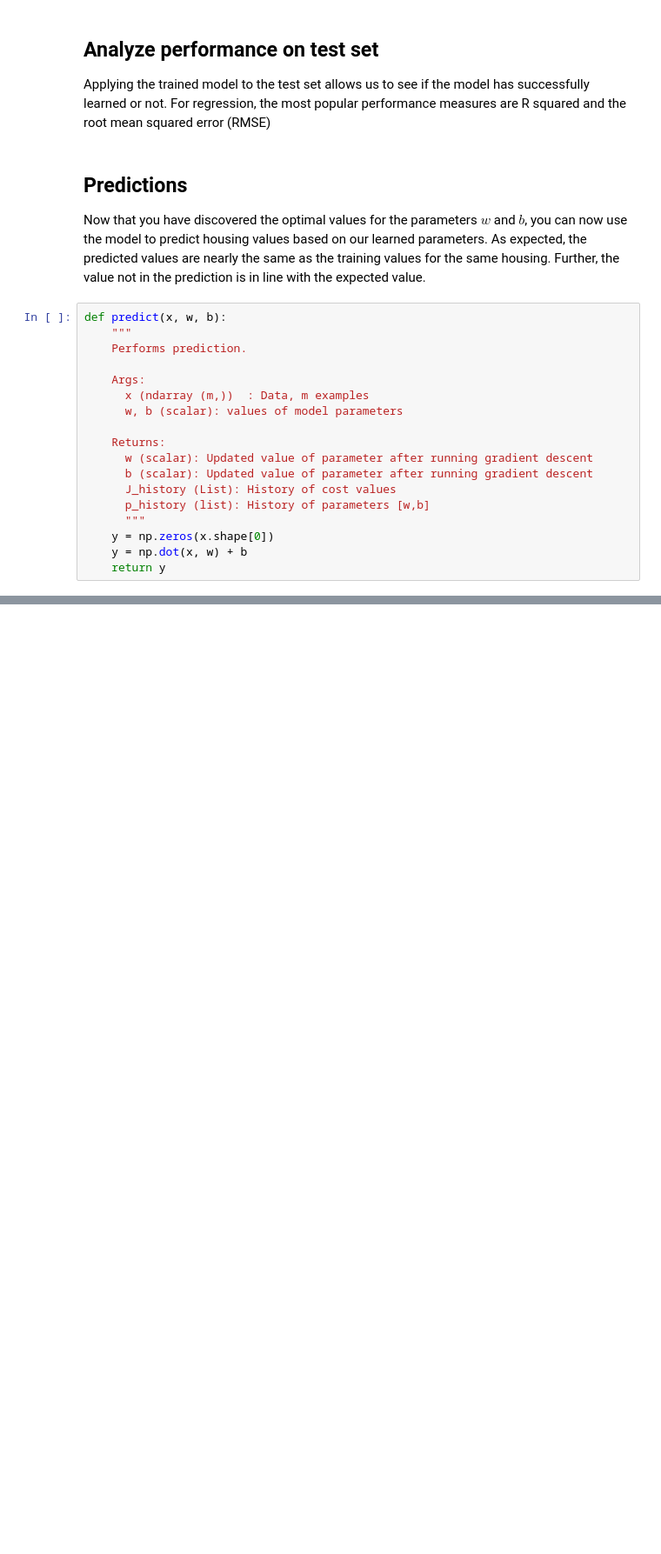
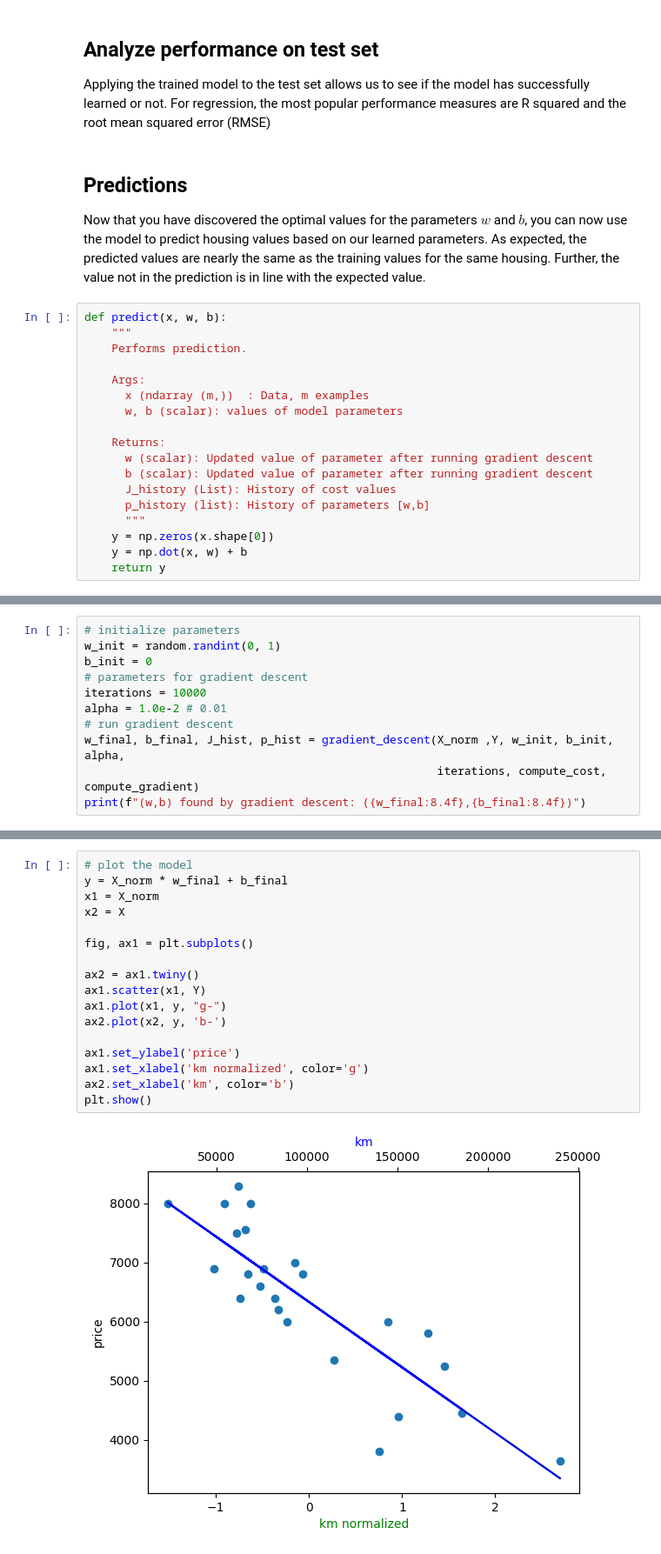
Before and after one commit to chrisduvivier/42_linear_regression, a Jupyter notebook: linear_regression_notebook.ipynb, the cells around one changed output, grey strips where cells are left out. Shown: that part at 87% size. Cells and saved outputs as stored; diff of their text form; blank space fills up the shorter version.

```diff
--- a/linear_regression_notebook.ipynb
+++ b/linear_regression_notebook.ipynb
@@ -312,0 +300,11 @@ plt.show()
+# %%
+# initialize parameters
+w_init = random.randint(0, 1)
+b_init = 0
+# parameters for gradient descent
+iterations = 10000
+alpha = 1.0e-2 # 0.01
+# run gradient descent
+w_final, b_final, J_hist, p_hist = gradient_descent(X_norm ,Y, w_init, b_init, alpha,
+                                                    iterations, compute_cost, compute_gradient)
+print(f"(w,b) found by gradient descent: ({w_final:8.4f},{b_final:8.4f})")
@@ -312,0 +323,19 @@ plt.show()
+# %%
+# plot the model
+y = X_norm * w_final + b_final
+x1 = X_norm
+x2 = X
+
+fig, ax1 = plt.subplots()
+
+ax2 = ax1.twiny()
+ax1.scatter(x1, Y)
+ax1.plot(x1, y, "g-")
+ax2.plot(x2, y, 'b-')
+
+ax1.set_ylabel('price')
+ax1.set_xlabel('km normalized', color='g')
+ax2.set_xlabel('km', color='b')
+plt.show()
+# %% [output]
+[figure, added]
```
Also changed, not shown: parts of 17 cells of this notebook, 1 other file.
